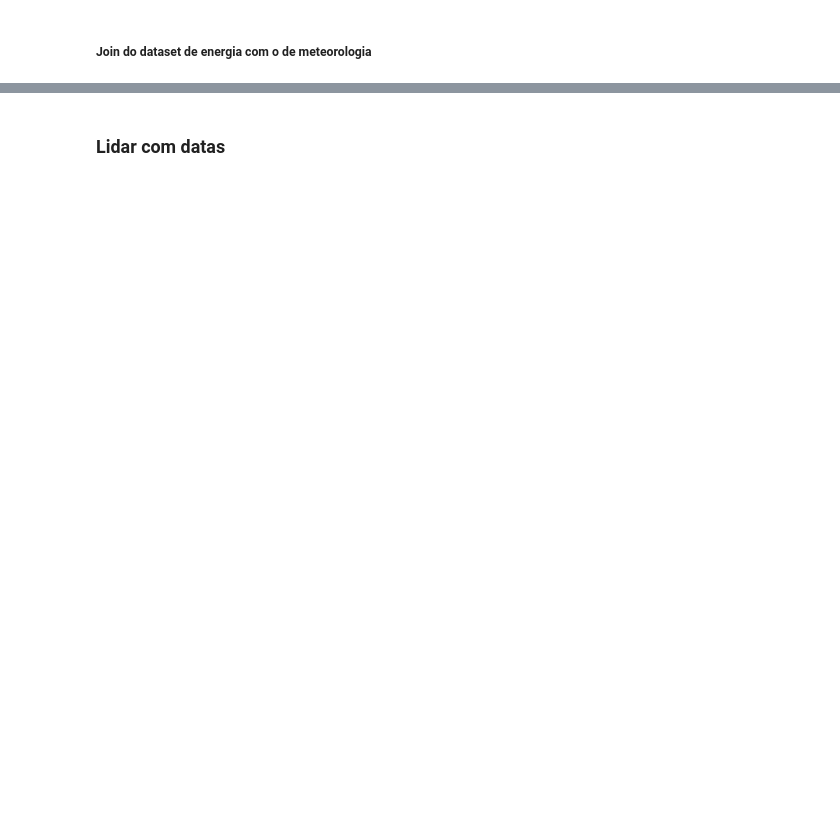
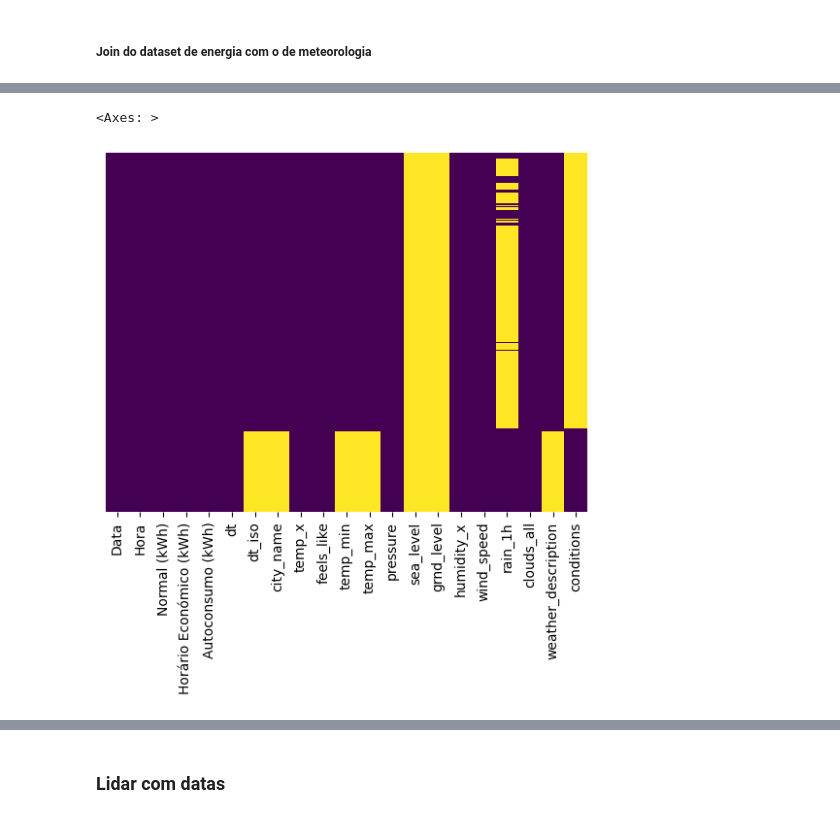
Before and after one commit to joaofaria19/DAA-Trabalho, a Jupyter notebook: competicao.ipynb, the cells around one changed output, grey strips where cells are left out. Saved outputs shown, nothing was run; the diff lists cells and outputs as text; code cells hidden in the pictures; blank space fills up the shorter version.

```diff
--- a/competicao.ipynb
+++ b/competicao.ipynb
@@ -298,0 +132,2 @@ sns.heatmap(em1.isnull(),yticklabels=False, cbar=False, cmap='viridis')
+# %%
+df_teste_v1 = pd.merge(df_teste, df_meteo_emfalta, left_on='dt', right_on='dt', how='left')
@@ -298,0 +144,19 @@ sns.heatmap(em1.isnull(),yticklabels=False, cbar=False, cmap='viridis')
+# %%
+df_teste_v1['windspeed'] = df_teste_v1['windspeed'] * 1000 / 3600
+# %%
+df_teste_v1['temp_x'] = df_teste_v1['temp_x'].fillna(df_teste_v1['temp_y'])
+df_teste_v1['feels_like'] = df_teste_v1['feels_like'].fillna(df_teste_v1['feelslike'])
+df_teste_v1['humidity_x'] = df_teste_v1['humidity_x'].fillna(df_teste_v1['humidity_y'])
+df_teste_v1['wind_speed'] = df_teste_v1['wind_speed'].fillna(df_teste_v1['windspeed'])
+df_teste_v1['clouds_all'] = df_teste_v1['clouds_all'].fillna(df_teste_v1['cloudcover'])
+df_teste_v1['rain_1h'] = df_teste_v1['rain_1h'].fillna(df_teste_v1['precip'])
+df_teste_v1['pressure'] = df_teste_v1['pressure'].fillna(df_teste_v1['sealevelpressure'])
+# %%
+df_teste_v1.drop(['datetime'], axis=1, inplace=True)
+df_teste_v1.drop(['temp_y'], axis=1, inplace=True)
+df_teste_v1.drop(['feelslike'], axis=1, inplace=True)
+df_teste_v1.drop(['humidity_y'], axis=1, inplace=True)
+df_teste_v1.drop(['precip'], axis=1, inplace=True)
+df_teste_v1.drop(['windspeed'], axis=1, inplace=True)
+df_teste_v1.drop(['sealevelpressure'], axis=1, inplace=True)
+df_teste_v1.drop(['cloudcover'], axis=1, inplace=True)
@@ -298,0 +254,5 @@ sns.heatmap(em1.isnull(),yticklabels=False, cbar=False, cmap='viridis')
+# %%
+sns.heatmap(df_teste_v1.isnull(),yticklabels=False, cbar=False, cmap='viridis')
+# %% [output]
+<Axes: >
+[figure, added]
```
Also changed, not shown: parts of 173 cells of this notebook, 7 other files.
